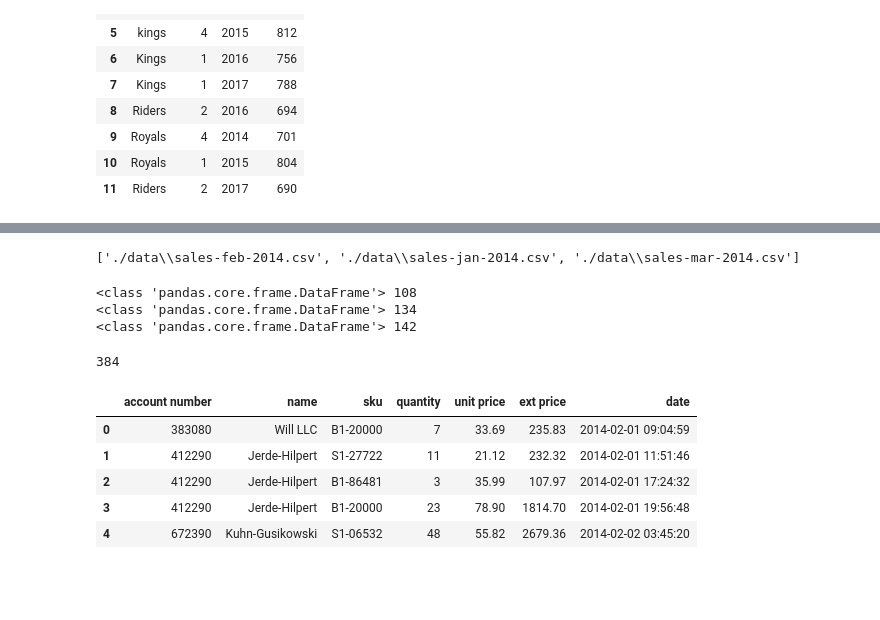
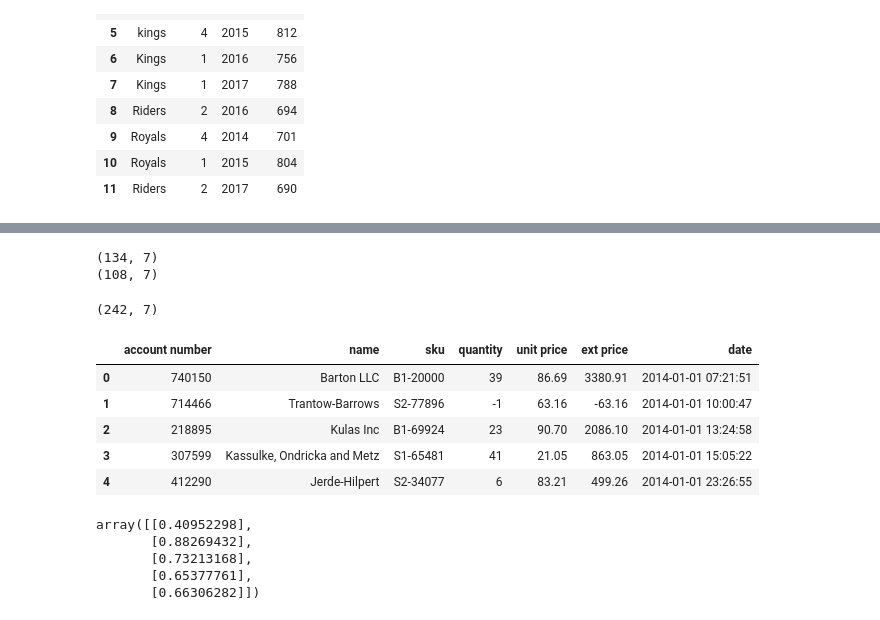
Before and after one commit to prof-dana/Lecture-Code, a Jupyter notebook: BigDataMining/ch05_pandas.ipynb, the cells around one changed output, grey strips where cells are left out. Saved outputs shown, nothing was run; the diff lists cells and outputs as text; code cells hidden in the pictures; blank space fills up the shorter version.

```diff
--- a/BigDataMining/ch05_pandas.ipynb
+++ b/BigDataMining/ch05_pandas.ipynb
@@ -409,33 +292,35 @@ pd.merge(df_left, df_right, on='subject_id', how='outer')
-# %%
-import os
-path = "./data"
-filenames = [os.path.join(path, filename)
-           for filename in os.listdir(path) if "sales" in filename]
-print(filenames)#파일 이름
-# %% [output]
-['./data\\sales-feb-2014.csv', './data\\sales-jan-2014.csv', './data\\sales-mar-2014.csv']
 # %%
-#filenames 기반으로 read_csv
-df_list = [pd.read_csv(f) for f in filenames]
-
-for df in df_list:
-   print(type(df), len(df))
+df1 = pd.read_csv("https://raw.githubusercontent.com/prof-dana/Lecture-Code/refs/heads/main/BigDataMining/data/sales-jan-2014.csv")
+df2 = pd.read_csv("https://raw.githubusercontent.com/prof-dana/Lecture-Code/refs/heads/main/BigDataMining/data/sales-feb-2014.csv")
+print(df1.shape)
+print(df2.shape)
 # %% [output]
-<class 'pandas.core.frame.DataFrame'> 108
-<class 'pandas.core.frame.DataFrame'> 134
-<class 'pandas.core.frame.DataFrame'> 142
+(134, 7)
+(108, 7)
 # %%
-df = pd.concat(df_list, axis=0) #axis=0으로 rk로로 연결
-df.reset_index(drop=True)#중복된 인덱스를 제거 및 인덱싱 다시하기
-print(len(df))
+df_list = [df1, df2]
+result = pd.concat(df_list, axis=0) # Concatenate vertically along the rows
+result = result.reset_index(drop=True) # Reset the index and discard the old index
+print(result.shape)
 # %% [output]
-384
+(242, 7)
 # %%
-df.head()
+result.head()
 # %% [output]
 |  | account number | name | sku | quantity | unit price | ext price | date |
-| 0 | 383080 | Will LLC | B1-20000 | 7 | 33.69 | 235.83 | 2014-02-01 09:04:59 |
-| 1 | 412290 | Jerde-Hilpert | S1-27722 | 11 | 21.12 | 232.32 | 2014-02-01 11:51:46 |
-| 2 | 412290 | Jerde-Hilpert | B1-86481 | 3 | 35.99 | 107.97 | 2014-02-01 17:24:32 |
-| 3 | 412290 | Jerde-Hilpert | B1-20000 | 23 | 78.90 | 1814.70 | 2014-02-01 19:56:48 |
-| 4 | 672390 | Kuhn-Gusikowski | S1-06532 | 48 | 55.82 | 2679.36 | 2014-02-02 03:45:20 |
+| 0 | 740150 | Barton LLC | B1-20000 | 39 | 86.69 | 3380.91 | 2014-01-01 07:21:51 |
+| 1 | 714466 | Trantow-Barrows | S2-77896 | -1 | 63.16 | -63.16 | 2014-01-01 10:00:47 |
+| 2 | 218895 | Kulas Inc | B1-69924 | 23 | 90.70 | 2086.10 | 2014-01-01 13:24:58 |
+| 3 | 307599 | Kassulke, Ondricka and Metz | S1-65481 | 41 | 21.05 | 863.05 | 2014-01-01 15:05:22 |
+| 4 | 412290 | Jerde-Hilpert | S2-34077 | 6 | 83.21 | 499.26 | 2014-01-01 23:26:55 |
+# %%
+rows = result.shape[0]
+
+newCol = np.random.uniform(0,1, rows).reshape(-1,1)
+newCol[:5]
+# %% [output]
+array([[0.40952298],
+       [0.88269432],
+       [0.73213168],
+       [0.65377761],
+       [0.66306282]])
```
Also changed, not shown: parts of 38 cells of this notebook.
